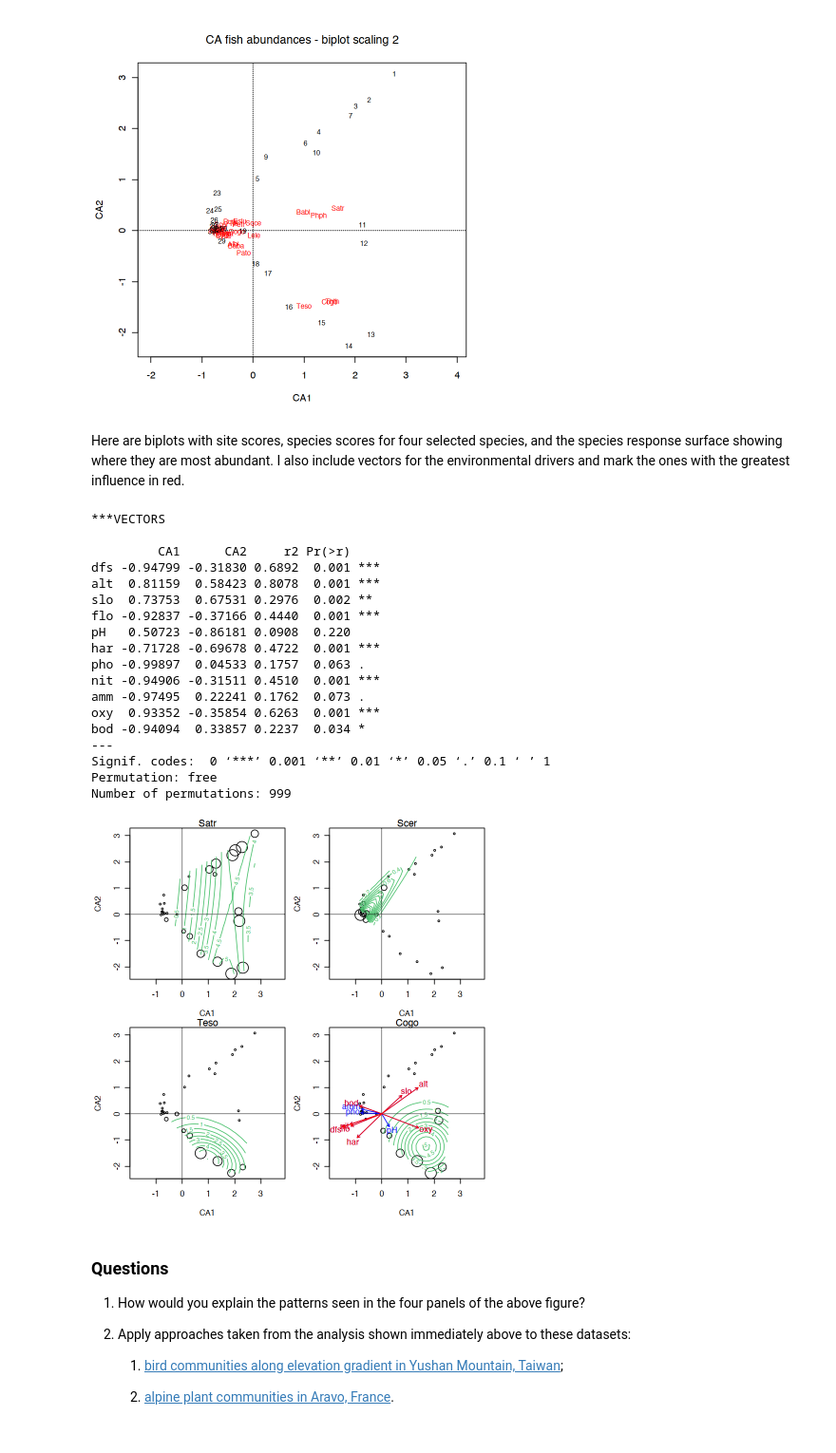
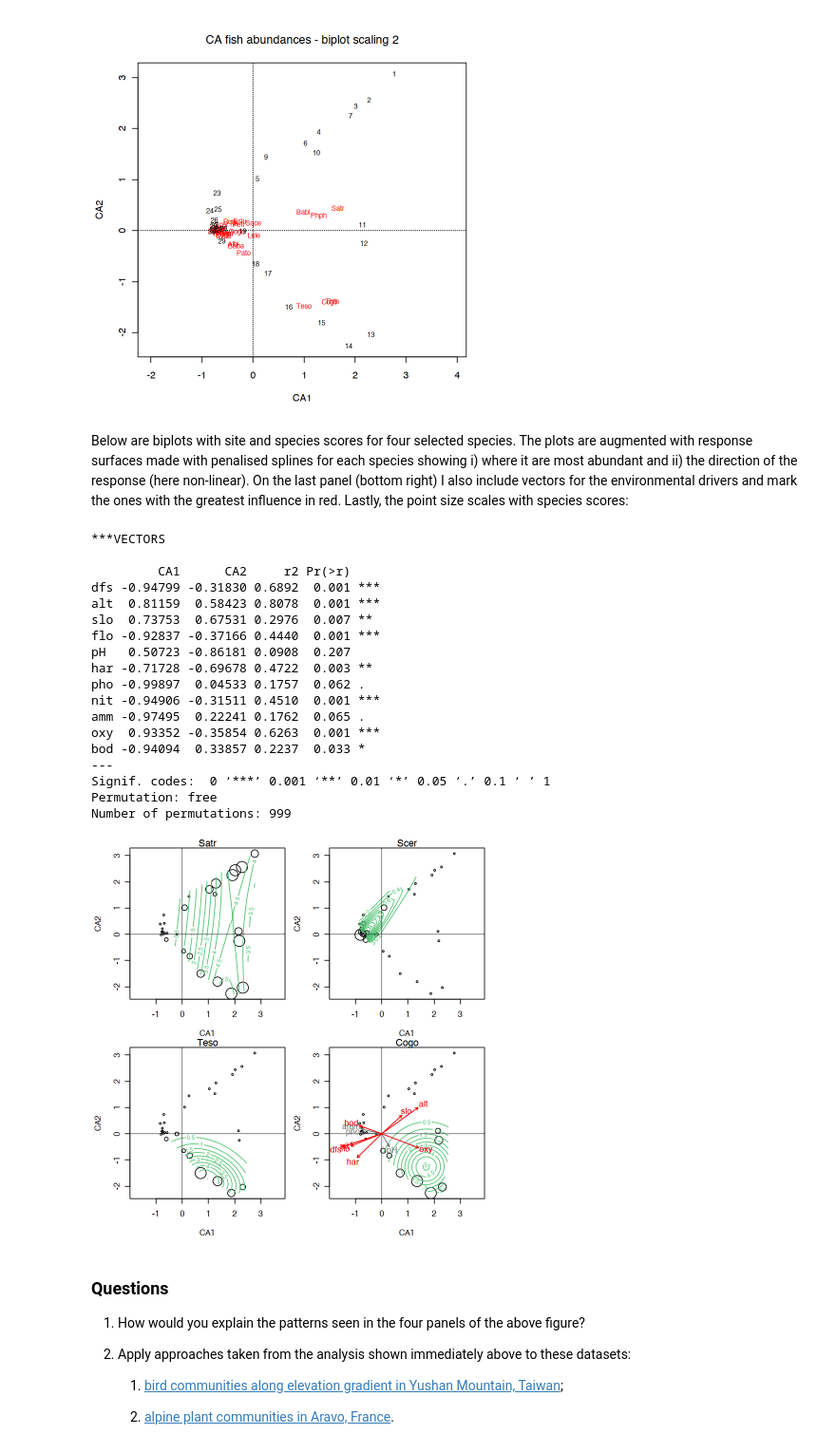
Before and after one commit to ajsmit/Quantitative_Ecology, a Jupyter notebook: jupyter_lab/13-CA.ipynb, the cells around one changed output. Shown: that part at 95% size. Saved outputs shown, nothing was run; the diff lists cells and outputs as text; code cells hidden in the pictures.

```diff
--- a/jupyter_lab/13-CA.ipynb
+++ b/jupyter_lab/13-CA.ipynb
@@ -164,7 +164,7 @@ plot(spe_ca, scaling = 2, main = "CA fish abundances - biplot scaling 2")
 [figure]
 [figure]
 # %% [markdown]
-Here are biplots with site scores, species scores for four selected species, and the species response surface showing where they are most abundant. I also include vectors for the environmental drivers and mark the ones with the greatest influence in red.
+Below are biplots with site and species scores for four selected species. The plots are augmented with response surfaces made with penalised splines for each species showing i) where it are most abundant and ii) the direction of the response (here non-linear). On the last panel (bottom right) I also include vectors for the environmental drivers and mark the ones with the greatest influence in red. Lastly, the point size scales with species scores:
 # %%
 require('viridis')
 palette(viridis(8))
@@ -177,45 +177,47 @@ with(spe, tmp <- ordisurf(spe_ca ~ Scer, bubble = 3,
                           family = quasipoisson, knots = 2, col = 6,
                           display = "sites", main = "Scer"))
 abline(h = 0, v = 0, lty = 3)
 with(spe, tmp <- ordisurf(spe_ca ~ Teso, bubble = 3,
                           family = quasipoisson, knots = 2, col = 6,
                           display = "sites", main = "Teso"))
 abline(h = 0, v = 0, lty = 3)
 with(spe, tmp <- ordisurf(spe_ca ~ Cogo, bubble = 3,
                           family = quasipoisson, knots = 2, col = 6,
                           display = "sites", main = "Cogo"))
 abline(h = 0, v = 0, lty = 3)
 
 # a posteriori projection of environmental variables in a CA
-# the last plot produced (CA scaling 2) must be active
-
 env <- read.csv("../Num_Ecol_R_book_ed1/DoubsEnv.csv")
 env <- dplyr::select(env, -1)
-env <- dplyr::slice(env, -8) # we removed the 8th row in spe, so do it here too
 
-(spe_ca_env <- envfit(spe_ca, env, scaling = 2)) # scaling 2 is default
-plot(spe_ca_env)
+# we removed the 8th row in spe, so do it here too
+env <- dplyr::slice(env, -8)
+
+# the last plot produced (CA scaling 2) must be active
+# scaling 2 is default
+(spe_ca_env <- envfit(spe_ca, env, scaling = 2))
+plot(spe_ca_env, col = "grey40")
 plot(spe_ca_env, p.max = 0.05, col = "red") # plot significant variables with a different colour
 # %% [output]
 ***VECTORS
 
          CA1      CA2     r2 Pr(>r)
 dfs -0.94799 -0.31830 0.6892  0.001 ***
 alt  0.81159  0.58423 0.8078  0.001 ***
-slo  0.73753  0.67531 0.2976  0.002 **
+slo  0.73753  0.67531 0.2976  0.007 **
 flo -0.92837 -0.37166 0.4440  0.001 ***
-pH   0.50723 -0.86181 0.0908  0.220
-har -0.71728 -0.69678 0.4722  0.001 ***
-pho -0.99897  0.04533 0.1757  0.063 .
+pH   0.50723 -0.86181 0.0908  0.207
+har -0.71728 -0.69678 0.4722  0.003 **
+pho -0.99897  0.04533 0.1757  0.062 .
 nit -0.94906 -0.31511 0.4510  0.001 ***
-amm -0.97495  0.22241 0.1762  0.073 .
+amm -0.97495  0.22241 0.1762  0.065 .
 oxy  0.93352 -0.35854 0.6263  0.001 ***
-bod -0.94094  0.33857 0.2237  0.034 *
+bod -0.94094  0.33857 0.2237  0.033 *
 ---
 Signif. codes:  0 ‘***’ 0.001 ‘**’ 0.01 ‘*’ 0.05 ‘.’ 0.1 ‘ ’ 1
 Permutation: free
 Number of permutations: 999
-[figure, old version]
+[figure, new version]
 # %% [markdown]
 ### Questions
 
```
Also changed, not shown: 1 other file.
